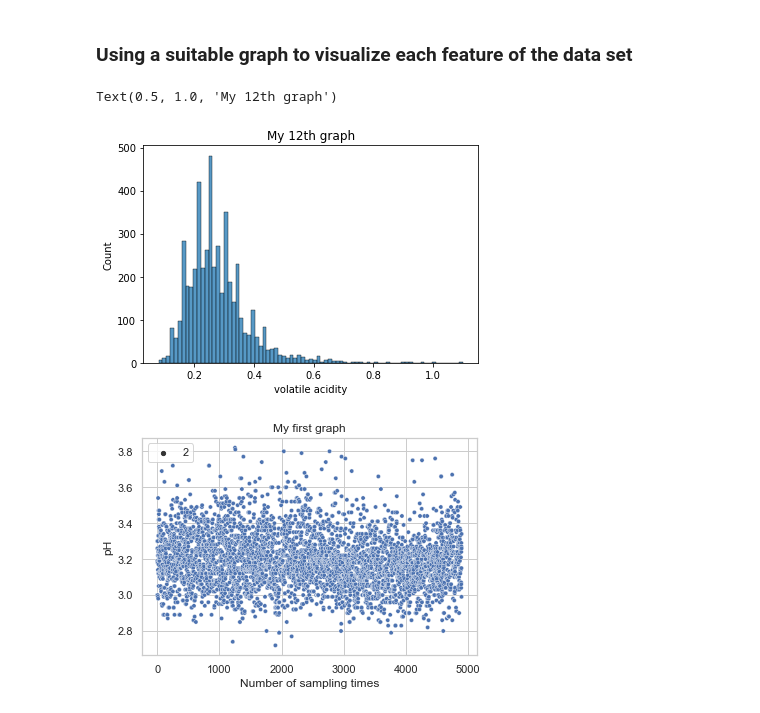
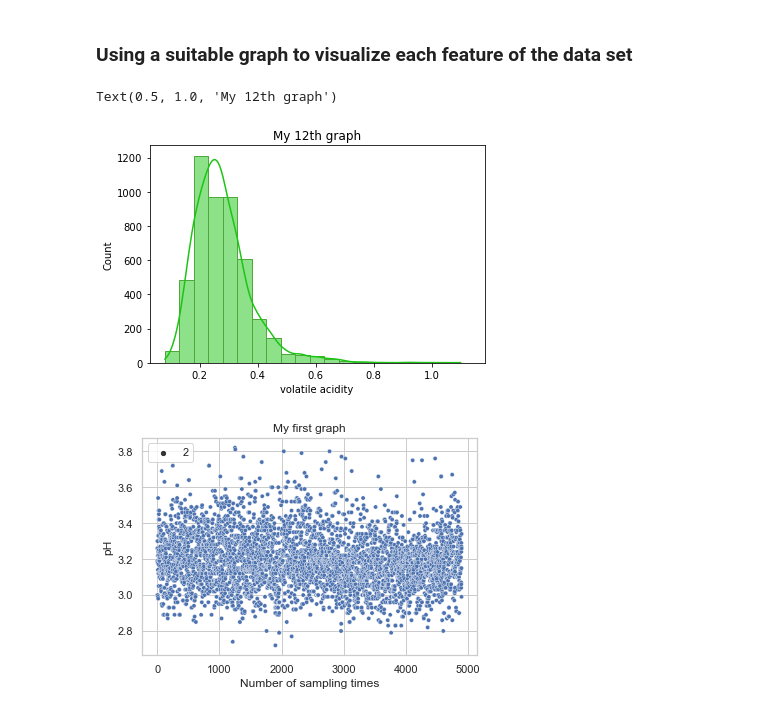
Before and after one commit to Vukhacson/WineQuality, a Jupyter notebook: 5LittleBees/Luong_dataexplore.ipynb, the cells around one changed output. Saved outputs shown, nothing was run; the diff lists cells and outputs as text; code cells hidden in the pictures.

```diff
--- a/5LittleBees/Luong_dataexplore.ipynb
+++ b/5LittleBees/Luong_dataexplore.ipynb
@@ -5,8 +5,8 @@ import matplotlib.pyplot as plt
 %matplotlib inline
 import seaborn as sns
 # %%
-df = pd.read_csv("winequality-white.csv", sep = ";")
-df.head()
+df_white_wine = pd.read_csv("winequality-white.csv", sep = ";")
+df_white_wine.head()
 # %% [output]
 |  | fixed acidity | volatile acidity | citric acid | residual sugar | chlorides | free sulfur dioxide | ... |
 | 0 | 7.0 | 0.27 | 0.36 | 20.7 | 0.045 | 45.0 | ... |
@@ -77,10 +63,11 @@ histplot(data=None, *, x=None, y=None, hue=None, weights=None, stat='count', bin
 # %% [markdown]
 ### Using a suitable graph to visualize each feature of the data set
 # %%
-sns.histplot( x = "volatile acidity", data=df)
+sns.histplot( x = "volatile acidity", data=df_white_wine, binwidth = 0.05, color="#1cc414", edgecolor="#4fa83b", kde=True)
+
 plt.title("My 12th graph")
 # %% [output]
 Text(0.5, 1.0, 'My 12th graph')
-[figure, old version]
+[figure, new version]
 # %%
 sns.set(style="whitegrid")
```
Also changed, not shown: parts of 16 cells of this notebook.
